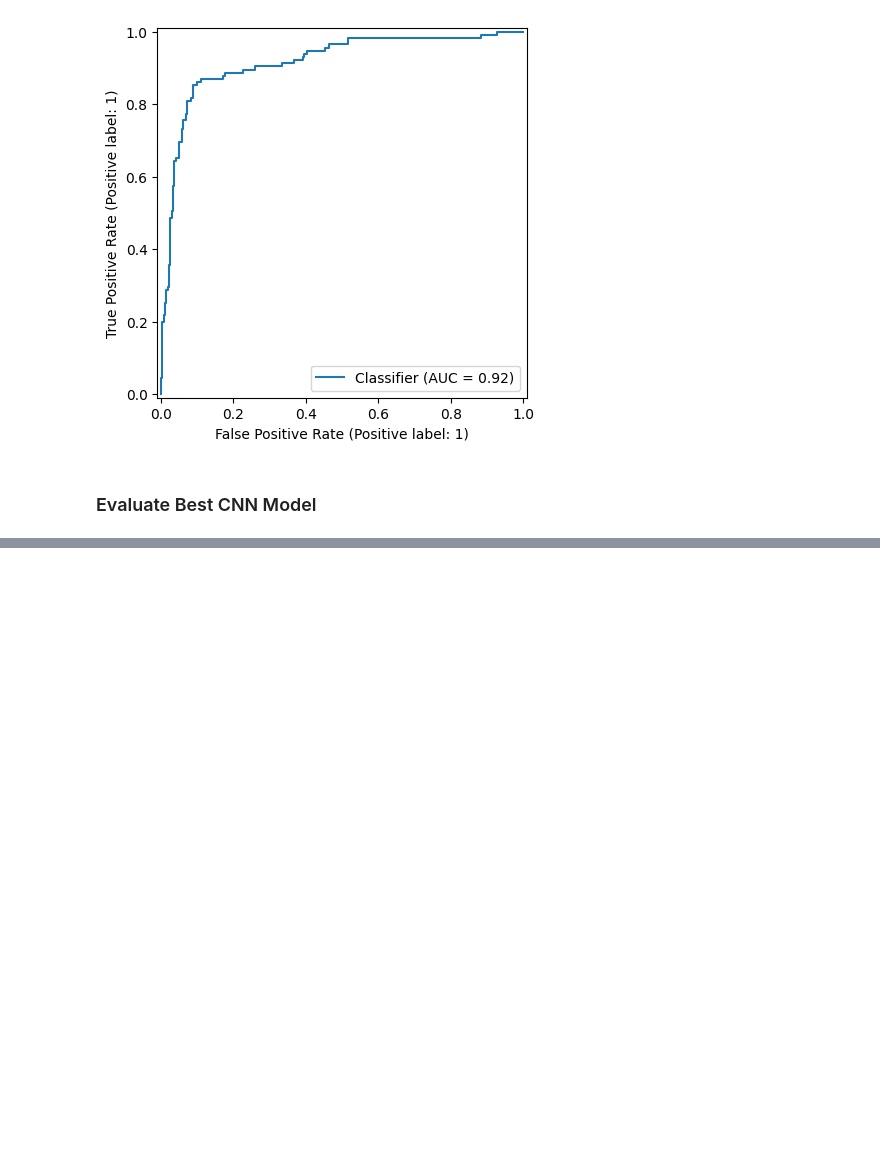
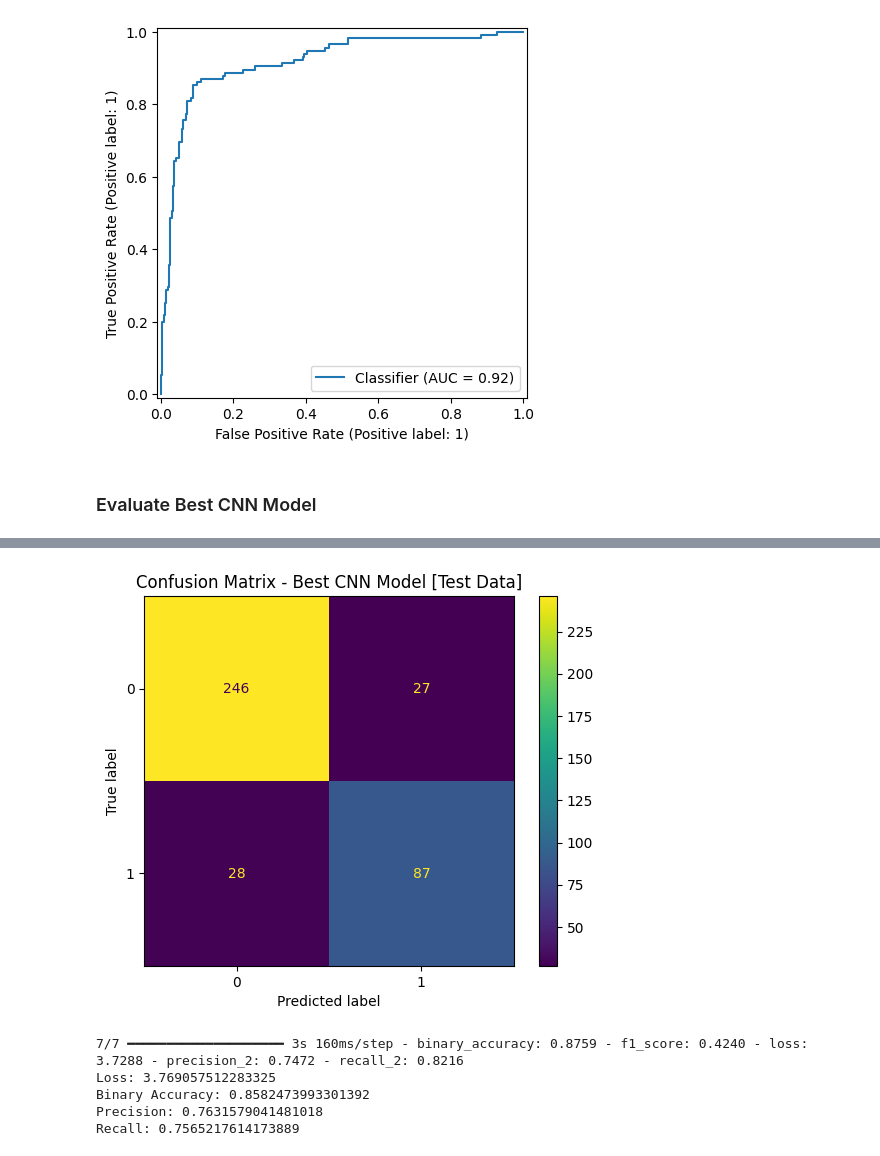
Before and after one commit to t4ai/early-sepsis-prediction, a Jupyter notebook: 5.0 - Performance Evaluation.ipynb, the cells around one changed output, grey strips where cells are left out. Cells and saved outputs as stored; diff of their text form; code cells hidden in the pictures; blank space fills up the shorter version.

Commit message:
First run of all three models

```diff
--- a/5.0 - Performance Evaluation.ipynb
+++ b/5.0 - Performance Evaluation.ipynb
@@ -118,7 +124,8 @@ RocCurveDisplay.from_predictions(y_test, y_pred_test)
 ### Evaluate Best CNN Model
 # %%
 # load best checkpoint
-best_model_sct = tf.keras.models.load_model('/content/drive/MyDrive/Datasets/sepsis/models/cnn-e1.keras')
+best_model_cnn = tf.keras.models.load_model('/content/drive/MyDrive/Datasets/sepsis/models/cnn-e1.keras')
 # %%
 # get metrics for model on val data
-predict_and_plot_confusion(best_model_sct, X_test, y_test, "Confusion Matrix - Best Tuned SCT Model [Test Data]")
+predict_and_plot_confusion(best_model_cnn, X_test, y_test, "Confusion Matrix - Best CNN Model [Test Data]")
+# %% [output]
@@ -125,4 +133,11 @@ predict_and_plot_confusion(best_model_sct, X_test, y_test, "Confusion Matrix - B
+[figure, added]
 # %%
-predict_and_print_metrics(best_model_sct, X_test, y_test)
+predict_and_print_metrics(best_model_cnn, X_test, y_test)
+# %% [output]
+7/7 ━━━━━━━━━━━━━━━━━━━━ 3s 160ms/step - binary_accuracy: 0.8759 - f1_score: 0.4240 - loss: 3.7288 - precision_2: 0.7472 - recall_2: 0.8216
+Loss: 3.769057512283325
+Binary Accuracy: 0.8582473993301392
+Precision: 0.7631579041481018
+Recall: 0.7565217614173889
 # %%
 # calc AUC ROC
```
Also changed, not shown: parts of 13 cells of this notebook.
